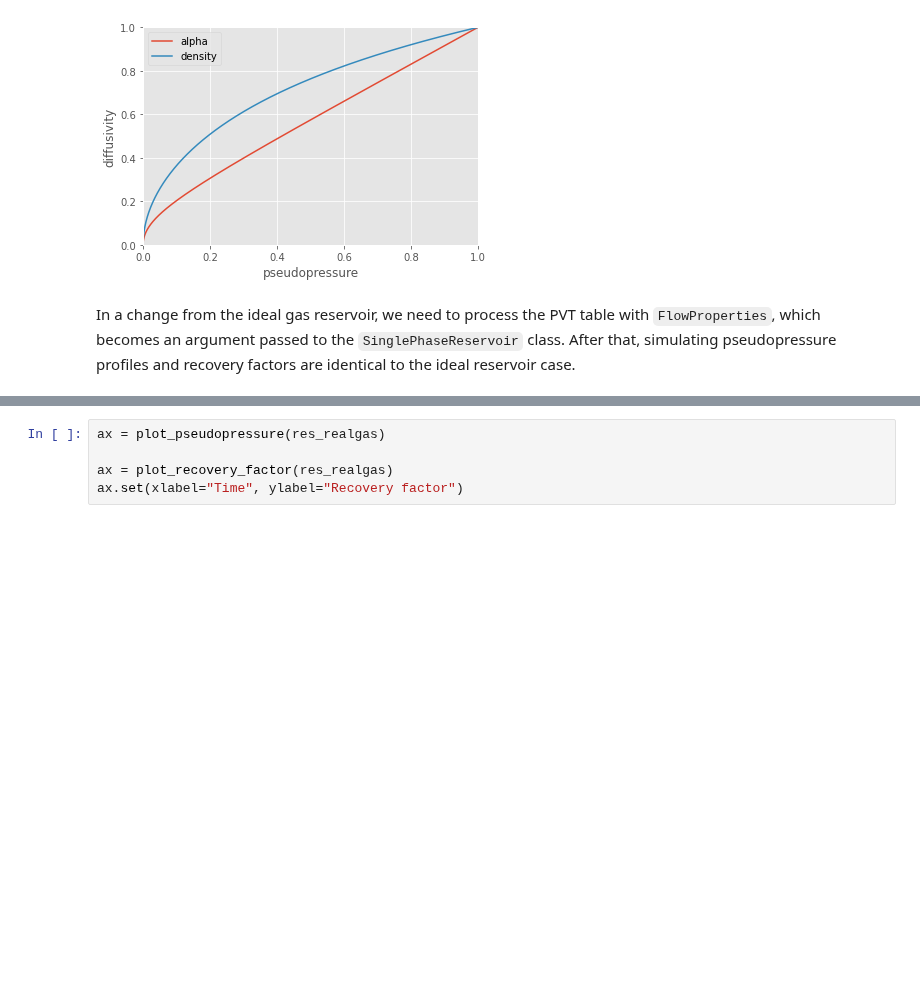
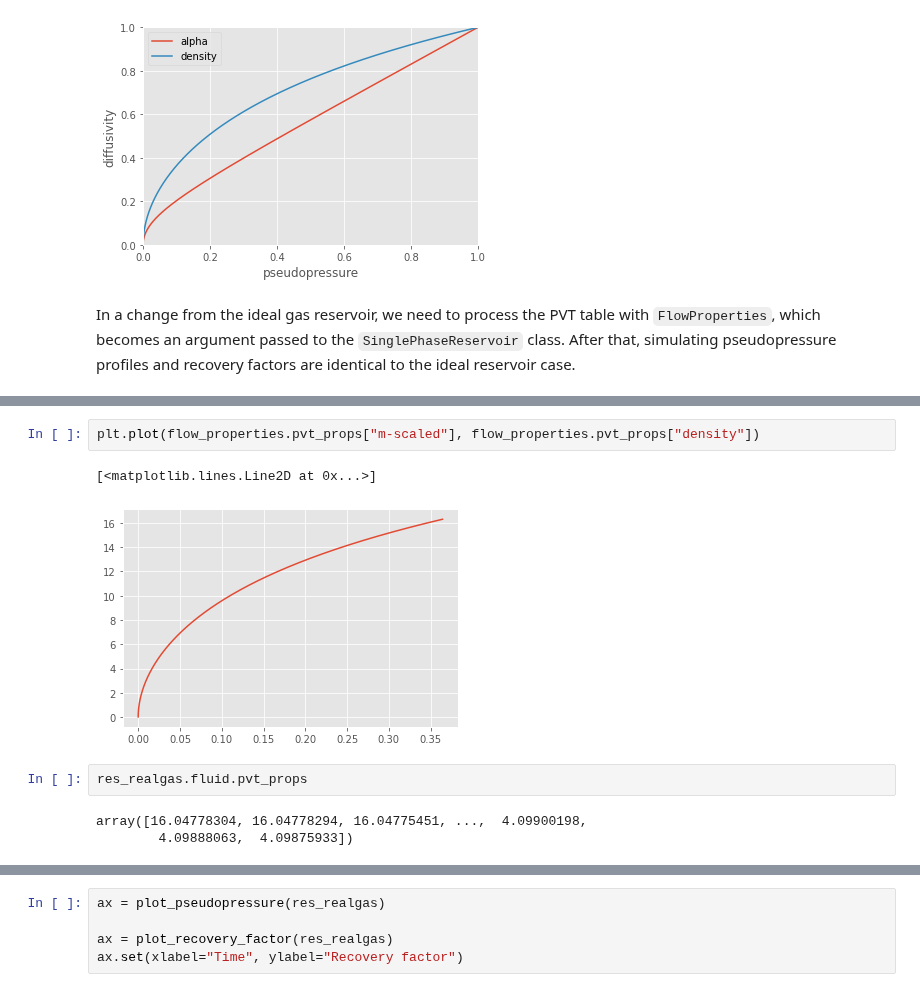
Before and after one commit to frank1010111/bluebonnet, a Jupyter notebook: docs/flow.ipynb, the cells around one changed output, grey strips where cells are left out. Cells and saved outputs as stored; diff of their text form; blank space fills up the shorter version.

```diff
--- a/docs/flow.ipynb
+++ b/docs/flow.ipynb
@@ -108,3 +116,13 @@ Wall time: 5.42 s
+# %%
+plt.plot(flow_properties.pvt_props["m-scaled"], flow_properties.pvt_props["density"])
+# %% [output]
+[<matplotlib.lines.Line2D at 0x...>]
+[figure, added]
+# %%
+res_realgas.fluid.pvt_props
+# %% [output]
+array([16.04778304, 16.04778294, 16.04775451, ...,  4.09900198,
+        4.09888063,  4.09875933])
 # %%
 from scipy import interpolate
 
```
Also changed, not shown: parts of 4 cells of this notebook, 1 other file.
